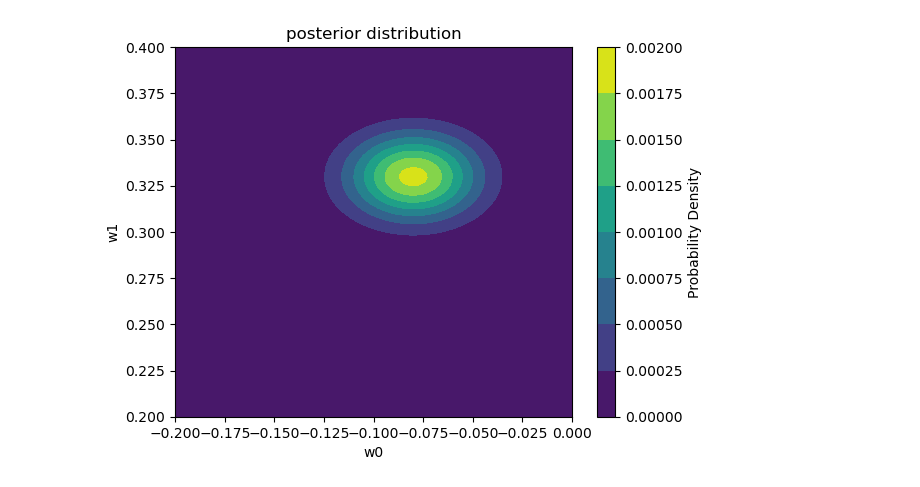
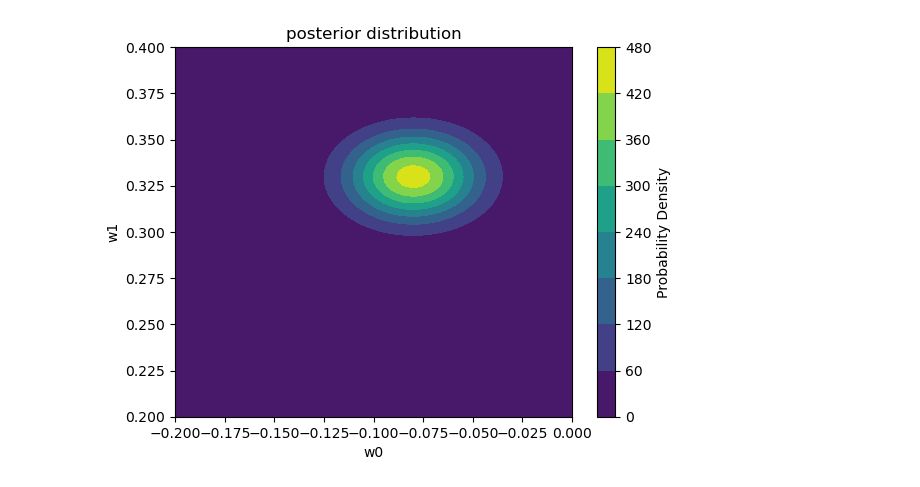
Before and after one commit to NiklasSchaaf/UQ_2023, a Jupyter notebook: homework_10/hw10_nik.ipynb, the cells around one changed output. Saved outputs shown, nothing was run; the diff lists cells and outputs as text; code cells hidden in the pictures.

Commit message:
some more plots

```diff
--- a/homework_10/hw10_nik.ipynb
+++ b/homework_10/hw10_nik.ipynb
@@ -45,24 +63,24 @@ plt.scatter(data[0],data[1])
 # %%
 x, y = np.meshgrid(np.linspace(-0.2, 0, 100), np.linspace(0.2, 0.4, 100))
 xy = np.column_stack([x.ravel(), y.ravel()])
 
 # Evaluate the PDF at each point in the grid
 pdf_values = multivariate_normal.pdf(xy, post_mean, post_cov)
 
 # Reshape the PDF values to match the shape of the input grid
-pdf_values = pdf_values.reshape(100, 100) / sum(pdf_values)
+pdf_values = pdf_values.reshape(100, 100)
 
 # Plot the PDF as a contour plot
 plt.contourf(x, y, pdf_values, cmap='viridis')
 plt.xlabel('w0')
 plt.ylabel('w1')
 plt.title('posterior distribution')
 plt.colorbar(label='Probability Density')
 
 # Show the plot
 plt.show()
 # %% [output]
-[figure, old version]
+[figure, new version]
 # %%
 degree = 3
 
```
Also changed, not shown: parts of 4 cells of this notebook.
